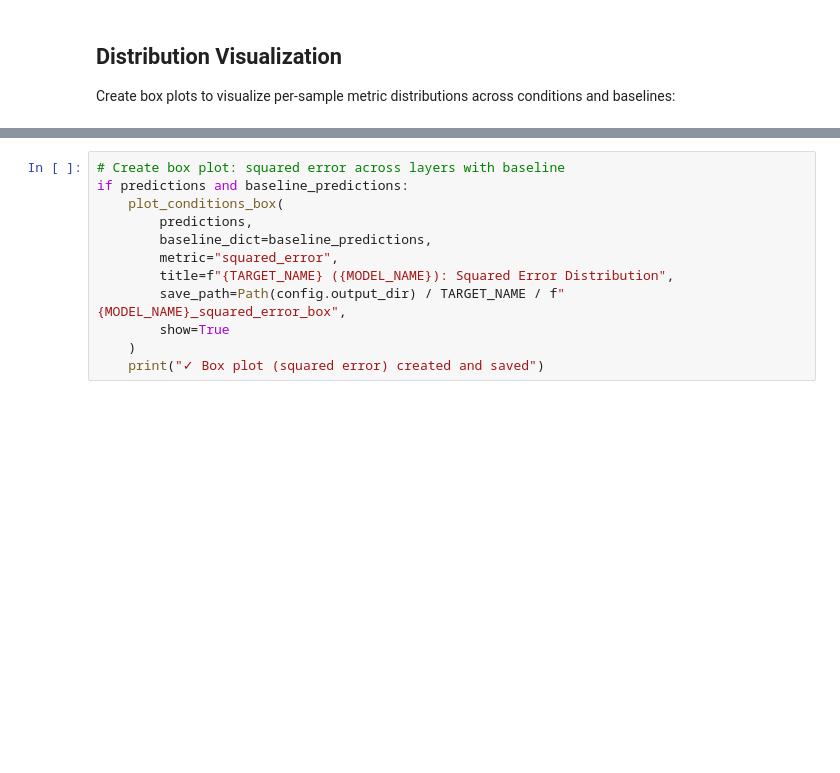
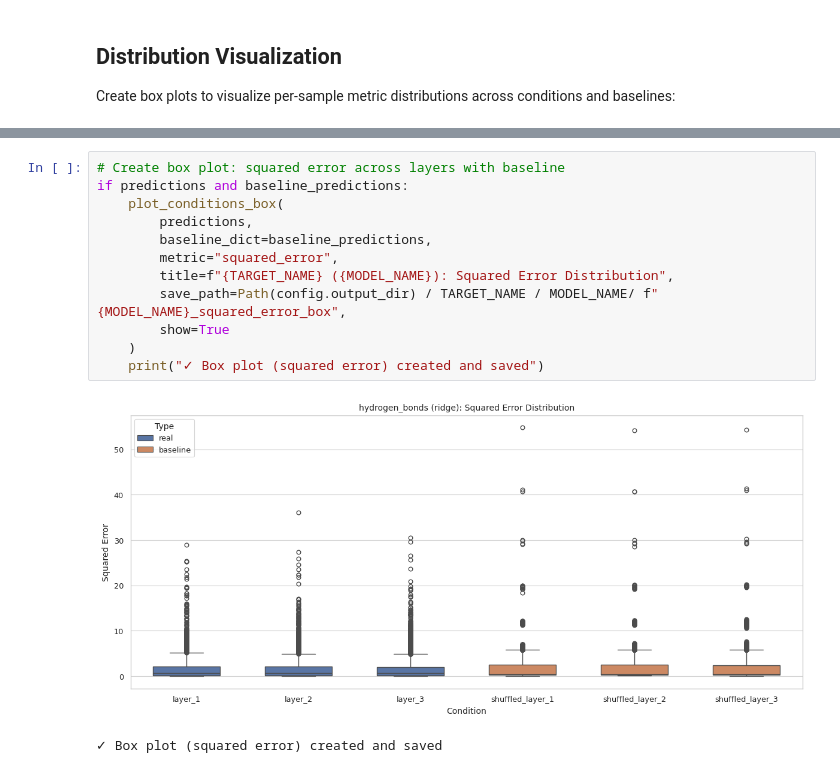
Before and after one commit to fatemeh-moghaddam/kinodata-3D-affinity-prediction, a Jupyter notebook: prob/probing_notebooks/condition_comparison.ipynb, the cells around one changed output, grey strips where cells are left out. Saved outputs shown, nothing was run; the diff lists cells and outputs as text; blank space fills up the shorter version.

Commit message:
box plot runs for layers, including baseline

```diff
--- a/prob/probing_notebooks/condition_comparison.ipynb
+++ b/prob/probing_notebooks/condition_comparison.ipynb
@@ -248,15 +256,18 @@ print("✓ Plotting function imported")
 # %%
 # Create box plot: squared error across layers with baseline
 if predictions and baseline_predictions:
     plot_conditions_box(
         predictions,
         baseline_dict=baseline_predictions,
         metric="squared_error",
         title=f"{TARGET_NAME} ({MODEL_NAME}): Squared Error Distribution",
-        save_path=Path(config.output_dir) / TARGET_NAME / f"{MODEL_NAME}_squared_error_box",
+        save_path=Path(config.output_dir) / TARGET_NAME / MODEL_NAME/ f"{MODEL_NAME}_squared_error_box",
         show=True
     )
     print("✓ Box plot (squared error) created and saved")
+# %% [output]
+[figure, added]
+✓ Box plot (squared error) created and saved
 # %%
 # Create box plot: absolute residual across layers with baseline
 if predictions and baseline_predictions:
```
Also changed, not shown: parts of 3 cells of this notebook.
